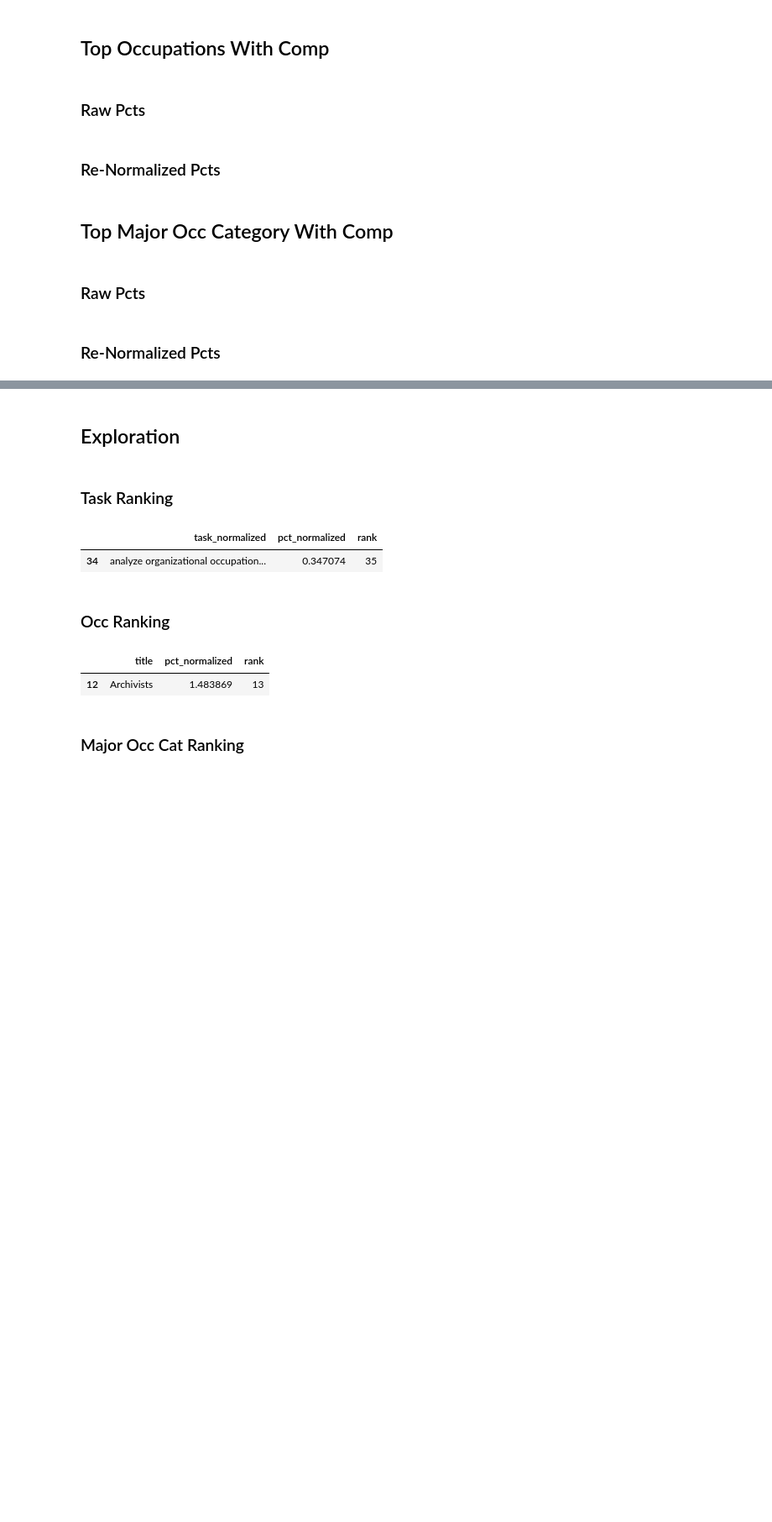
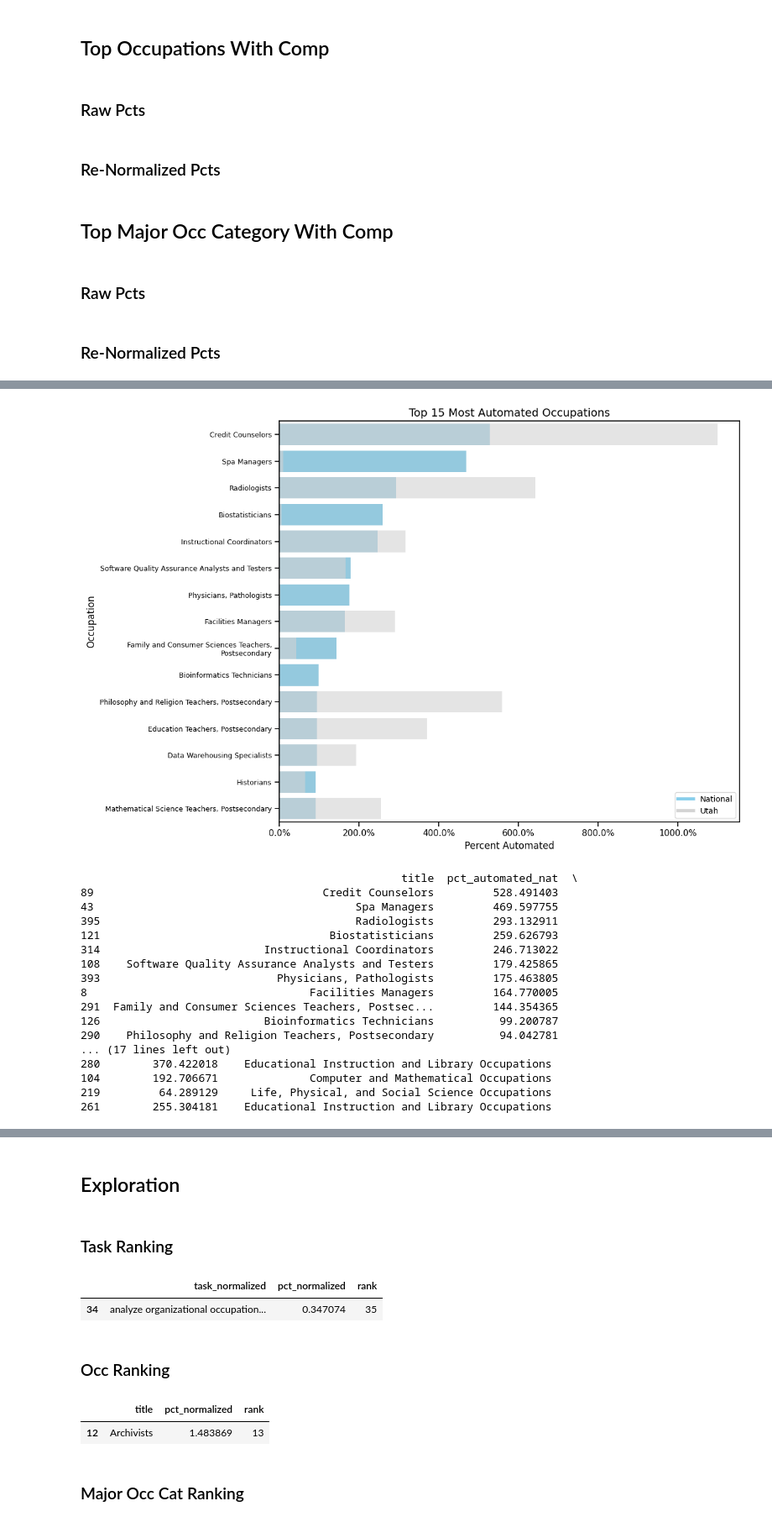
Before and after one commit to theodorewright11/aei_data_analysis, a Jupyter notebook: scripts/charts.ipynb, the cells around one changed output, grey strips where cells are left out. Shown at 84% size. Drawn from its saved outputs; the diff is of its cells as text; code cells hidden in the pictures; blank space fills up the shorter version.

Commit message:
Working on task automation of economy

```diff
--- a/scripts/charts.ipynb
+++ b/scripts/charts.ipynb
@@ -1000,0 +1135,5 @@ for pct_col in pcts:
+# %%
+all_tasks_merged['pct_automated_nat'] = (all_tasks_merged['ai_task_count'] / all_tasks_merged['task_comp_nat']) * 100
+all_tasks_merged['pct_automated_ut'] = (all_tasks_merged['ai_task_count_utah_adjusted'] / all_tasks_merged['task_comp_ut']) * 100
+
+all_tasks_merged
@@ -1000,0 +1154,67 @@ for pct_col in pcts:
+# %%
+
+# Calculate automation percentage
+all_tasks_merged['pct_automated_nat'] = (all_tasks_merged['ai_task_count'] / all_tasks_merged['task_comp_nat']) * 100
+all_tasks_merged['pct_automated_ut'] = (all_tasks_merged['ai_task_count_utah_adjusted'] / all_tasks_merged['task_comp_ut']) * 100
+
+
+# Get top 15 by national automation percentage
+top_15 = all_tasks_merged.nlargest(15, 'pct_automated_nat').copy()
+
+
+outdir = "../charts/top_automated_occupations"
+os.makedirs(outdir, exist_ok=True)
+
+fig, ax = plt.subplots(figsize=(12, max(6, 0.55 * len(top_15))))
+
+# Main bars (national)
+sns.barplot(data=top_15, x='pct_automated_nat', y='title', color='skyblue', ax=ax)
+
+# Overlay Utah as gray bars
+sns.barplot(data=top_15, x='pct_automated_ut', y='title', color='lightgray', alpha=0.6, ax=ax)
+
+# Wrap y labels
+current_labels = [item.get_text() for item in ax.get_yticklabels()]
+wrapped_labels = ['\n'.join(wrap(label, width=50)) for label in current_labels]
+ax.set_yticks(ax.get_yticks())
+ax.set_yticklabels(wrapped_labels, fontsize=9)
+plt.subplots_adjust(left=0.35)
+
+# Formatting
+ax.set_title(f"Top 15 Most Automated Occupations", fontsize=14)
+ax.set_xlabel("Percent Automated", fontsize=12)
+ax.set_ylabel("Occupation", fontsize=12)
+ax.xaxis.set_major_formatter(plt.FuncFormatter(lambda x, _: f"{x:.1f}%"))
+
+# Legend
+# from matplotlib.lines import Line2D
+legend_elements = [
+    Line2D([0], [0], color='skyblue', lw=4, label='National'),
+    Line2D([0], [0], color='lightgray', lw=4, label='Utah')
+]
+ax.legend(handles=legend_elements, loc='lower right', fontsize=10)
+
+plt.tight_layout()
+plt.savefig(os.path.join(outdir, "top15_automated_occupations.png"), dpi=300)
+plt.show()
+
+print(top_15[['title', 'pct_automated_nat', 'pct_automated_ut', 'major_occ_category']])
+# %% [output]
+[figure, added]
+                                                 title  pct_automated_nat  \
+89                                   Credit Counselors         528.491403
+43                                        Spa Managers         469.597755
+395                                       Radiologists         293.132911
+121                                   Biostatisticians         259.626793
+314                         Instructional Coordinators         246.713022
+108    Software Quality Assurance Analysts and Testers         179.425865
+393                           Physicians, Pathologists         175.463805
+8                                  Facilities Managers         164.770005
+291  Family and Consumer Sciences Teachers, Postsec...         144.354365
+126                         Bioinformatics Technicians          99.200787
+290    Philosophy and Religion Teachers, Postsecondary          94.042781
+... (17 lines left out)
+280        370.422018    Educational Instruction and Library Occupations
+104        192.706671              Computer and Mathematical Occupations
+219         64.289129     Life, Physical, and Social Science Occupations
+261        255.304181    Educational Instruction and Library Occupations
```
Also changed, not shown: parts of 9 cells of this notebook, 2 other files.
